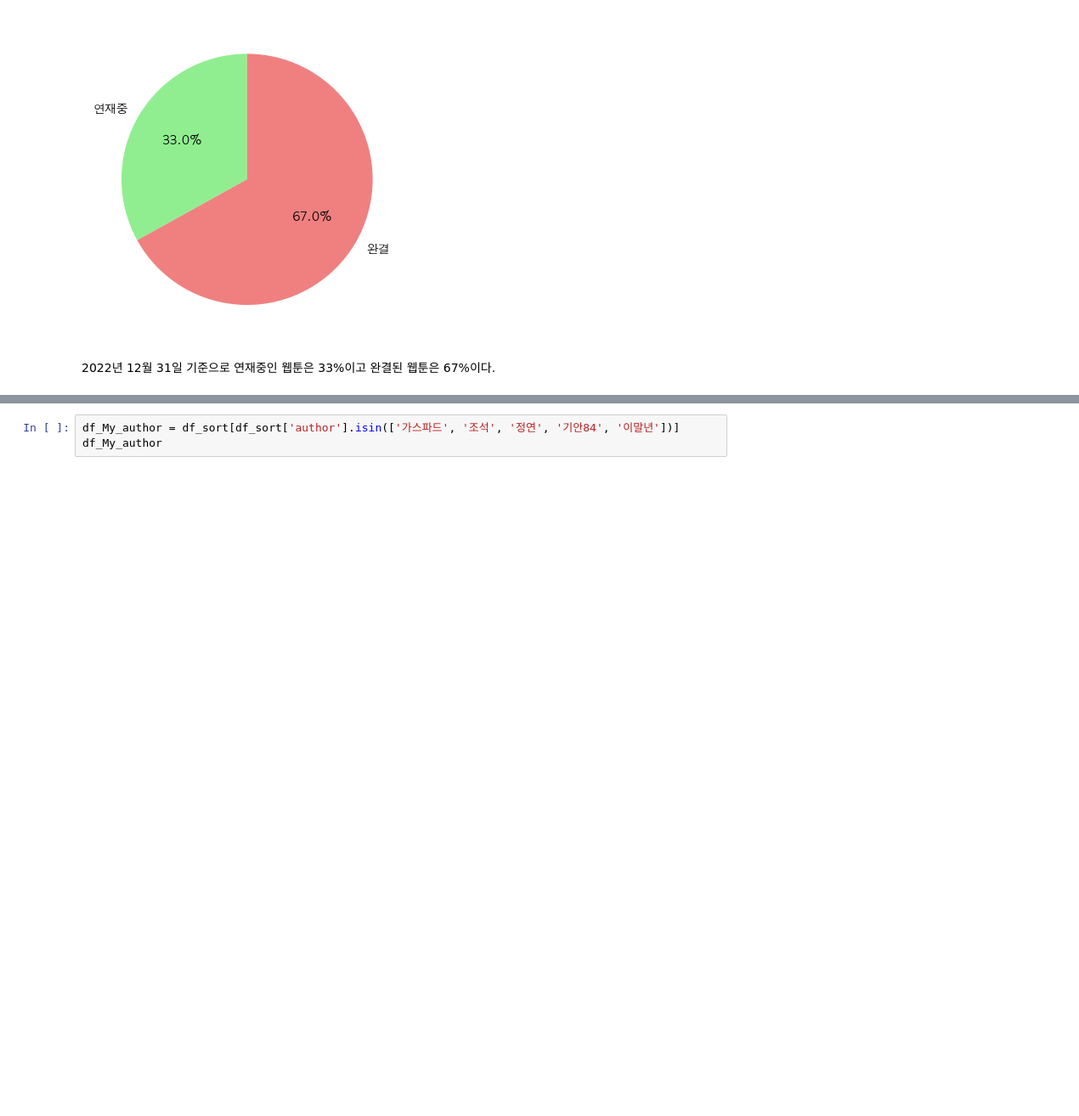
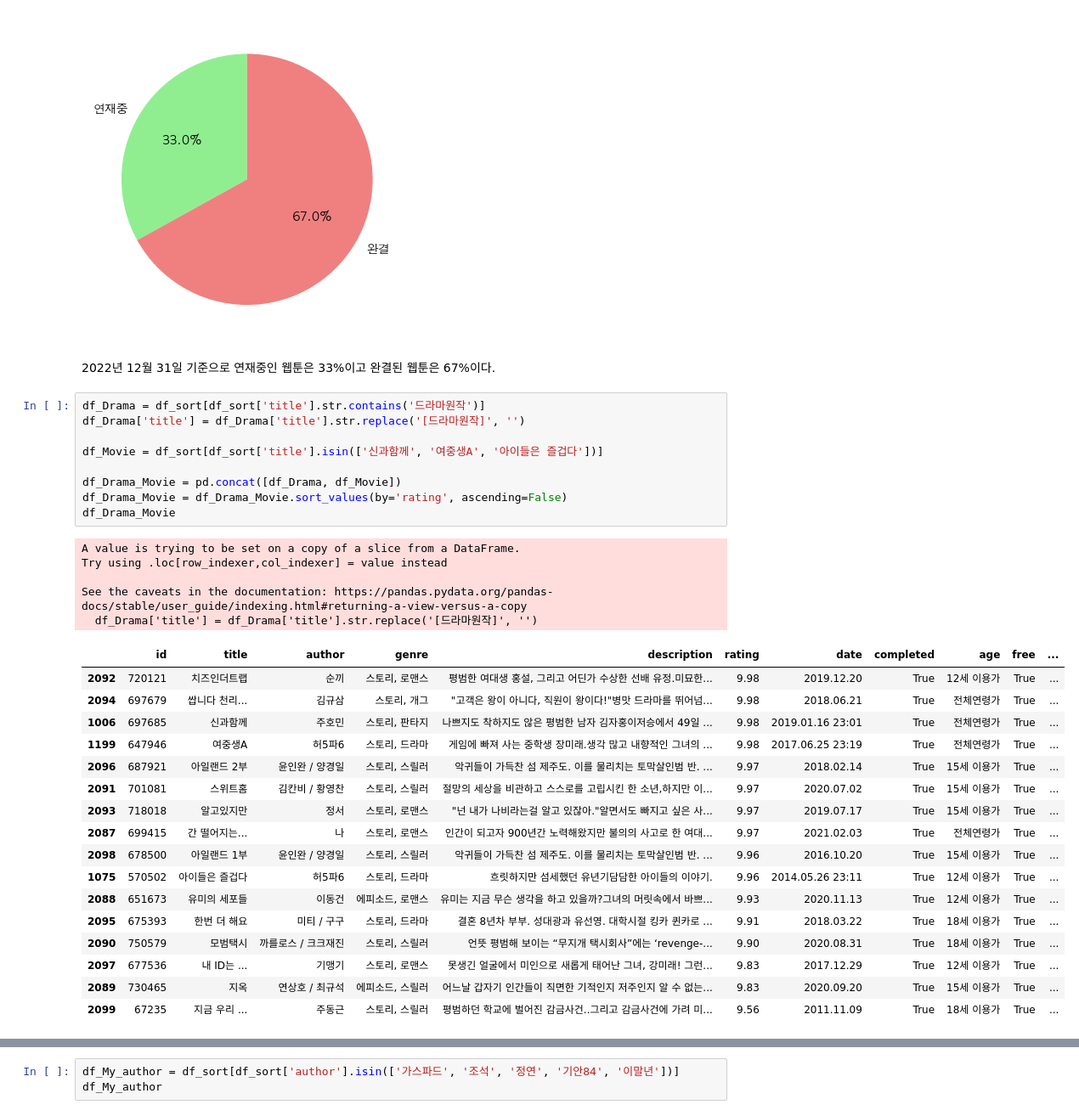
Before and after one commit to Jihoon0309/Data_analyst_Portfolio, a Jupyter notebook: Webtoon.ipynb, the cells around one changed output, grey strips where cells are left out. Shown: that part at 85% size. Drawn from its saved outputs; the diff is of its cells as text; blank space fills up the shorter version.

```diff
--- a/Webtoon.ipynb
+++ b/Webtoon.ipynb
@@ -92,3 +93,35 @@ plt.show()
 [figure]
 # %% [markdown]
 2022년 12월 31일 기준으로 연재중인 웹툰은 33%이고 완결된 웹툰은 67%이다.
+# %%
+df_Drama = df_sort[df_sort['title'].str.contains('드라마원작')]
+df_Drama['title'] = df_Drama['title'].str.replace('[드라마원작]', '')
+
+df_Movie = df_sort[df_sort['title'].isin(['신과함께', '여중생A', '아이들은 즐겁다'])]
+
+df_Drama_Movie = pd.concat([df_Drama, df_Movie])
+df_Drama_Movie = df_Drama_Movie.sort_values(by='rating', ascending=False)
+df_Drama_Movie
+# %% [output]
+A value is trying to be set on a copy of a slice from a DataFrame.
+Try using .loc[row_indexer,col_indexer] = value instead
+
+See the caveats in the documentation: https://pandas.pydata.org/pandas-docs/stable/user_guide/indexing.html#returning-a-view-versus-a-copy
+  df_Drama['title'] = df_Drama['title'].str.replace('[드라마원작]', '')
+|  | id | title | author | genre | description | rating | date | completed | age | free | ... |
+| 2092 | 720121 | 치즈인더트랩 | 순끼 | 스토리, 로맨스 | 평범한 여대생 홍설, 그리고 어딘가 수상한 선배 유정.미묘한... | 9.98 | 2019.12.20 | True | 12세 이용가 | True | ... |
+| 2094 | 697679 | 쌉니다 천리... | 김규삼 | 스토리, 개그 | "고객은 왕이 아니다, 직원이 왕이다!"병맛 드라마를 뛰어넘... | 9.98 | 2018.06.21 | True | 전체연령가 | True | ... |
+| 1006 | 697685 | 신과함께 | 주호민 | 스토리, 판타지 | 나쁘지도 착하지도 않은 평범한 남자 김자홍이저승에서 49일 ... | 9.98 | 2019.01.16 23:01 | True | 전체연령가 | True | ... |
+| 1199 | 647946 | 여중생A | 허5파6 | 스토리, 드라마 | 게임에 빠져 사는 중학생 장미래.생각 많고 내향적인 그녀의 ... | 9.98 | 2017.06.25 23:19 | True | 전체연령가 | True | ... |
+| 2096 | 687921 | 아일랜드 2부 | 윤인완 / 양경일 | 스토리, 스릴러 | 악귀들이 가득찬 섬 제주도. 이를 물리치는 토막살인범 반. ... | 9.97 | 2018.02.14 | True | 15세 이용가 | True | ... |
+| 2091 | 701081 | 스위트홈 | 김칸비 / 황영찬 | 스토리, 스릴러 | 절망의 세상을 비관하고 스스로를 고립시킨 한 소년,하지만 이... | 9.97 | 2020.07.02 | True | 15세 이용가 | True | ... |
+| 2093 | 718018 | 알고있지만 | 정서 | 스토리, 로맨스 | "넌 내가 나비라는걸 알고 있잖아."알면서도 빠지고 싶은 사... | 9.97 | 2019.07.17 | True | 15세 이용가 | True | ... |
+| 2087 | 699415 | 간 떨어지는... | 나 | 스토리, 로맨스 | 인간이 되고자 900년간 노력해왔지만 불의의 사고로 한 여대... | 9.97 | 2021.02.03 | True | 전체연령가 | True | ... |
+| 2098 | 678500 | 아일랜드 1부 | 윤인완 / 양경일 | 스토리, 스릴러 | 악귀들이 가득찬 섬 제주도. 이를 물리치는 토막살인범 반. ... | 9.96 | 2016.10.20 | True | 15세 이용가 | True | ... |
+| 1075 | 570502 | 아이들은 즐겁다 | 허5파6 | 스토리, 드라마 | 흐릿하지만 섬세했던 유년기담담한 아이들의 이야기. | 9.96 | 2014.05.26 23:11 | True | 12세 이용가 | True | ... |
+| 2088 | 651673 | 유미의 세포들 | 이동건 | 에피소드, 로맨스 | 유미는 지금 무슨 생각을 하고 있을까?그녀의 머릿속에서 바쁘... | 9.93 | 2020.11.13 | True | 12세 이용가 | True | ... |
+| 2095 | 675393 | 한번 더 해요 | 미티 / 구구 | 스토리, 드라마 | 결혼 8년차 부부. 성대광과 유선영. 대학시절 킹카 퀸카로 ... | 9.91 | 2018.03.22 | True | 18세 이용가 | True | ... |
+| 2090 | 750579 | 모범택시 | 까를로스 / 크크재진 | 스토리, 스릴러 | 언뜻 평범해 보이는 “무지개 택시회사”에는 ‘revenge-... | 9.90 | 2020.08.31 | True | 18세 이용가 | True | ... |
+| 2097 | 677536 | 내 ID는 ... | 기맹기 | 스토리, 로맨스 | 못생긴 얼굴에서 미인으로 새롭게 태어난 그녀, 강미래! 그런... | 9.83 | 2017.12.29 | True | 12세 이용가 | True | ... |
+| 2089 | 730465 | 지옥 | 연상호 / 최규석 | 에피소드, 스릴러 | 어느날 갑자기 인간들이 직면한 기적인지 저주인지 알 수 없는... | 9.83 | 2020.09.20 | True | 15세 이용가 | True | ... |
+| 2099 | 67235 | 지금 우리 ... | 주동근 | 스토리, 스릴러 | 평범하던 학교에 벌어진 감금사건..그리고 감금사건에 가려 미... | 9.56 | 2011.11.09 | True | 18세 이용가 | True | ... |
```
Also changed, not shown: parts of 5 cells of this notebook.
